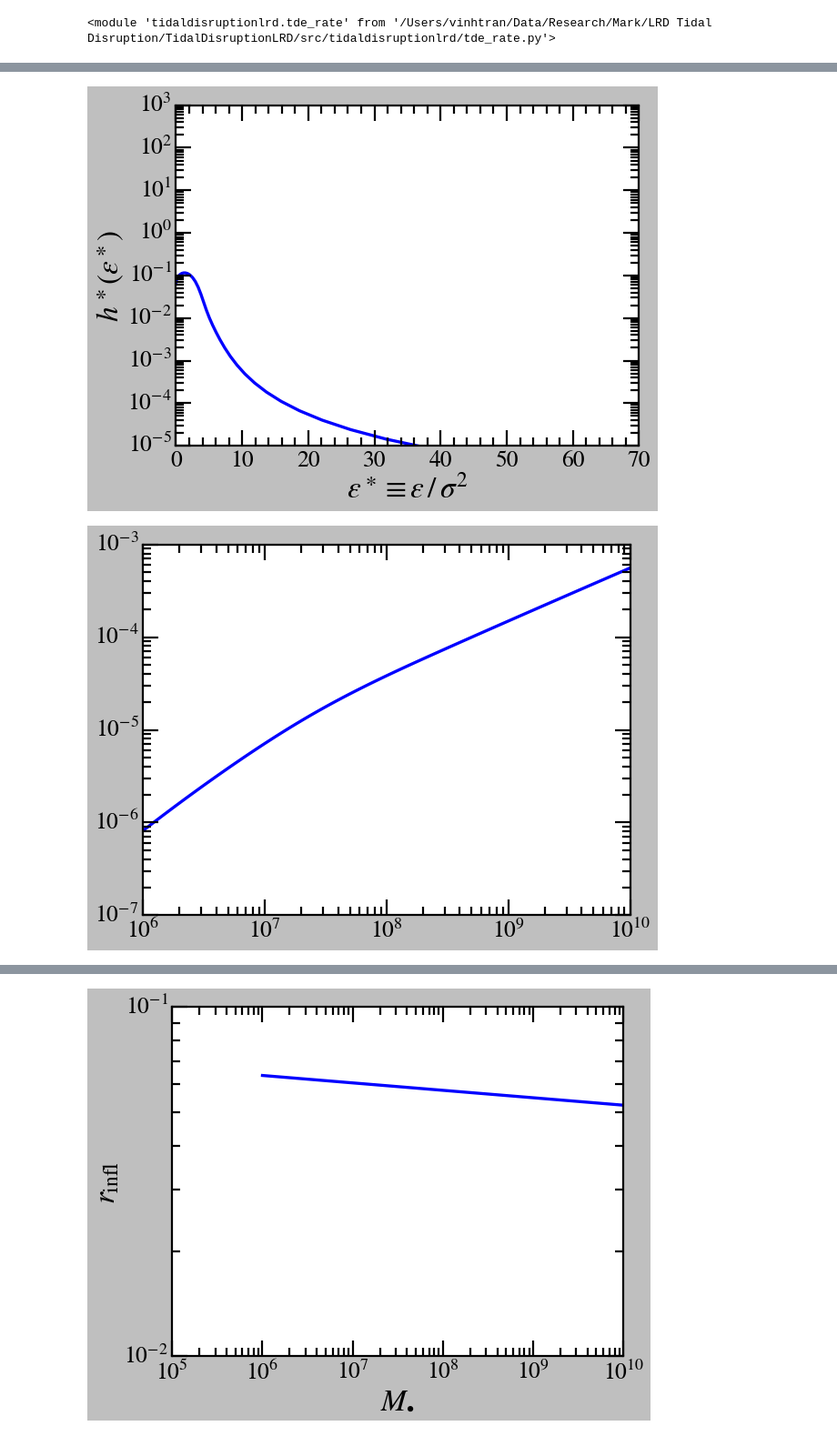
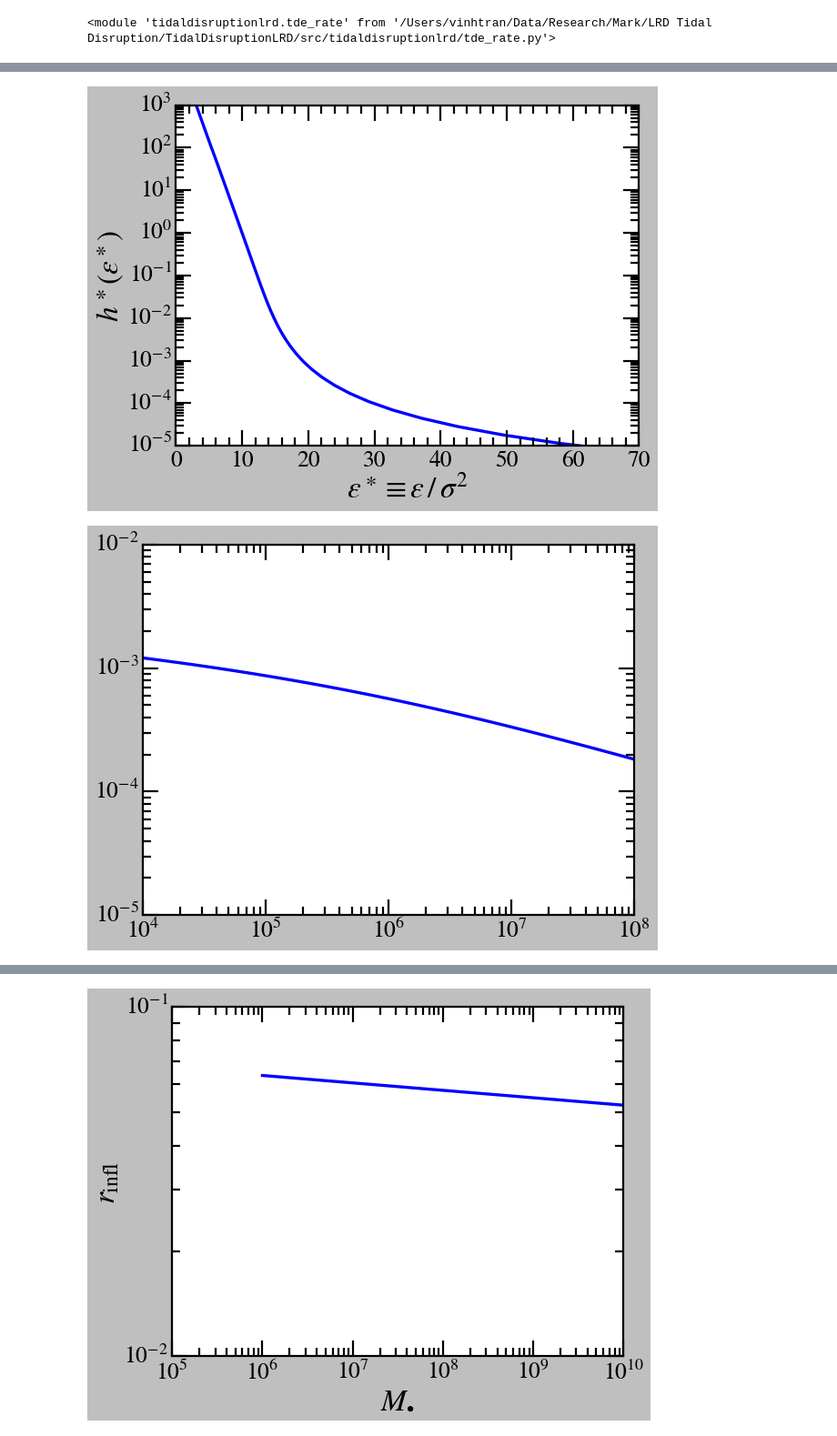
Before and after one commit to vinh-qtran/TidalDisruptionLRD, a Jupyter notebook: nbs/test.ipynb, the cells around one changed output, grey strips where cells are left out. Shown at 91% size. Drawn from its saved outputs; the diff is of its cells as text; code cells hidden in the pictures.

```diff
--- a/nbs/test.ipynb
+++ b/nbs/test.ipynb
@@ -29,9 +29,9 @@ importlib.reload(tde_rate)
 # %% [output]
 <module 'tidaldisruptionlrd.tde_rate' from '/Users/vinhtran/Data/Research/Mark/LRD Tidal Disruption/TidalDisruptionLRD/src/tidaldisruptionlrd/tde_rate.py'>
 # %%
-profile = stellar_distribution.PlummerCuspProfile(
-    # gamma=7/4,
-    M_s=1e1,
+profile = stellar_distribution.PowerLawProfile(
+    gamma=2,
+    # M_s=1e1,
     r_bin_min=1e-4,
     r_bin_max=1e6,
     N_bins=1000,
@@ -110,42 +110,37 @@ plt.ylabel(r"$h^\ast (\epsilon^\ast)$")
 plt.tight_layout()
 plt.show()
 # %% [output]
-[figure, old version]
+[figure, new version]
 # %%
-M_bh = np.logspace(6, 10, 100)
-sigma = 200 * (M_bh / 10**8.32) ** (1 / 5.64)
-# sigma = np.full_like(M_bh, 100)
-a = np.full_like(
-    M_bh, 0.055
-)  # np.sqrt(1 / 6) * G * M_bh * profile.M_s / sigma**2  # 0.2**2
-r_h = a / profile.a
-# r_h = G * M_bh / sigma**2
-# r_h = G * M_bh / 2 / 100**2
+M_bh = np.logspace(4, 11, 100)
+sigma = 200 * (M_bh / 3.09e8) ** (1 / 4.38)
+# sigma = 200 * (M_bh / 1.48e8) ** (1 / 4.65)
+r_h = G * M_bh / sigma**2 / 2
 
 tde = tde_rate.SalpeterTDERate(
     dimensionless_profile=profile,
-    m_s_bins=np.linspace(0.08, 2, 1000),
+    m_s_bins=np.linspace(0.08, 10, 1000),
     M_bhs=M_bh,
     r_hs=r_h,
 )
 
 # tde_const = tde_rate.SingleMassTDERate(
 #     dimensionless_profile=profile,
-#     m_s_bins=np.linspace(0.08, 2, 1000),
+#     m_s_bins=np.linspace(0.08, 10, 1000),
 #     M_bhs=M_bh,
 #     r_hs=r_h_const,
 # )
 # %%
 plt.plot(tde.M_bhs, tde.N_TDEs)
 # plt.plot(tde_const.M_bhs, tde_const.N_TDEs)
 
 plt.xscale("log")
 plt.yscale("log")
 
-plt.xlim(1e6, 1e10)
+plt.xlim(1e4, 1e8)
 # plt.ylim(1e-5, 1e0)
 
 plt.tight_layout()
 plt.show()
 # %% [output]
-[figure, old version]
+[figure, new version]
```
Also changed, not shown: parts of 8 cells of this notebook, 8 other files.
